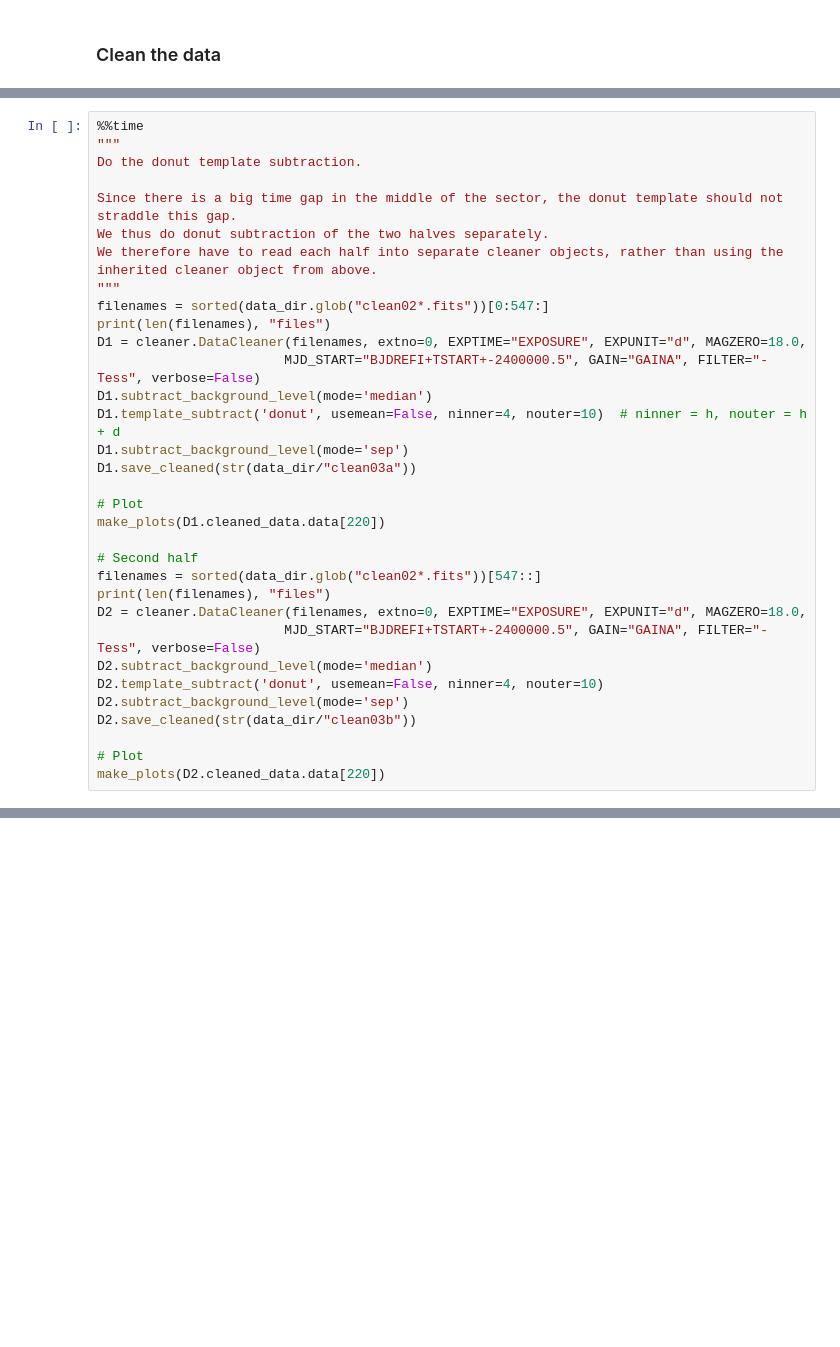
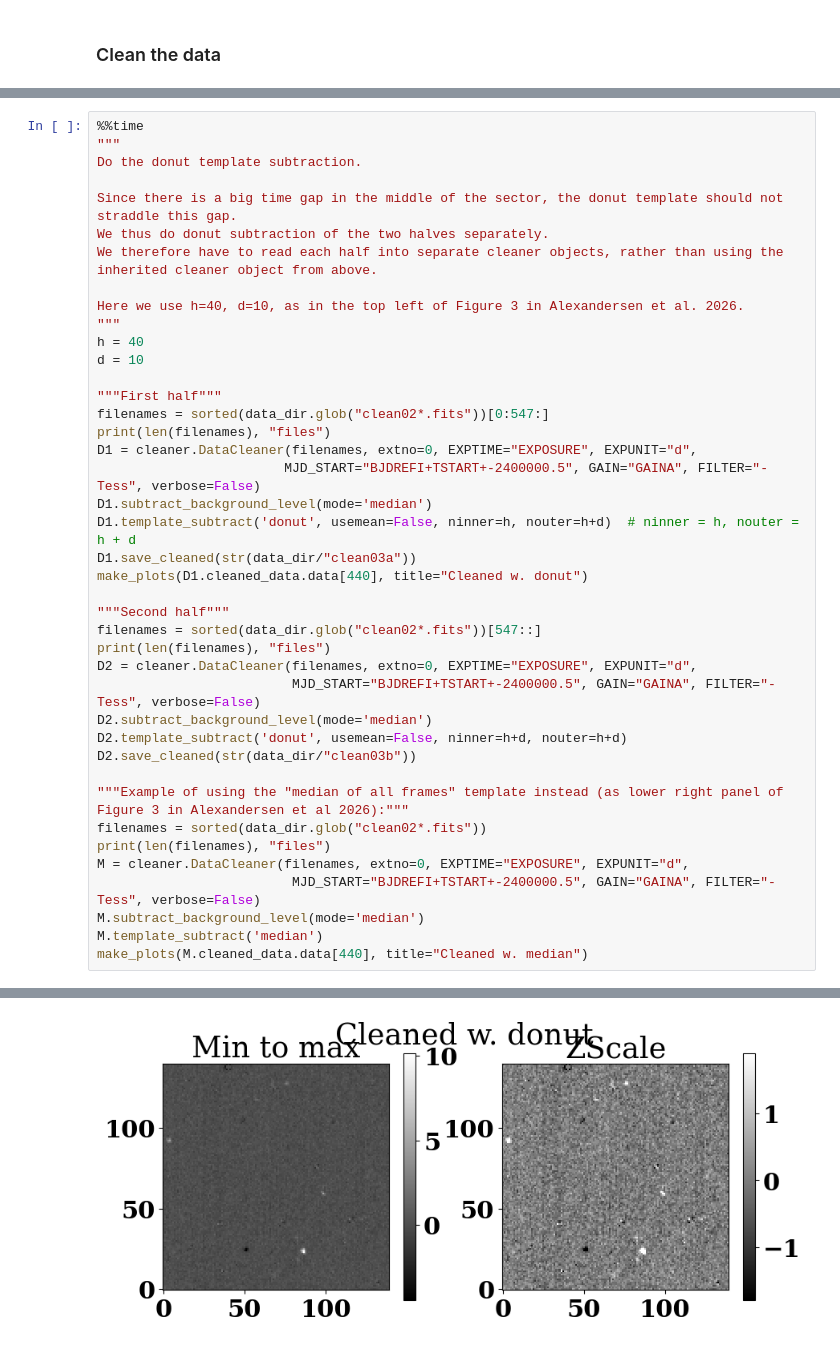
Before and after one commit to Mikea1985/cleany, a Jupyter notebook: notebooks/cleaning.ipynb, the cells around one changed output, grey strips where cells are left out. Saved outputs shown, nothing was run; the diff lists cells and outputs as text; blank space fills up the shorter version.

```diff
--- a/notebooks/cleaning.ipynb
+++ b/notebooks/cleaning.ipynb
@@ -213,28 +292,37 @@ Do the donut template subtraction.
 Since there is a big time gap in the middle of the sector, the donut template should not straddle this gap.
 We thus do donut subtraction of the two halves separately.
 We therefore have to read each half into separate cleaner objects, rather than using the inherited cleaner object from above.
+
+Here we use h=40, d=10, as in the top left of Figure 3 in Alexandersen et al. 2026.
 """
+h = 40
+d = 10
+
+"""First half"""
 filenames = sorted(data_dir.glob("clean02*.fits"))[0:547:]
 print(len(filenames), "files")
-D1 = cleaner.DataCleaner(filenames, extno=0, EXPTIME="EXPOSURE", EXPUNIT="d", MAGZERO=18.0,
+D1 = cleaner.DataCleaner(filenames, extno=0, EXPTIME="EXPOSURE", EXPUNIT="d",
                         MJD_START="BJDREFI+TSTART+-2400000.5", GAIN="GAINA", FILTER="-Tess", verbose=False)
 D1.subtract_background_level(mode='median')
-D1.template_subtract('donut', usemean=False, ninner=4, nouter=10)  # ninner = h, nouter = h + d
-D1.subtract_background_level(mode='sep')
+D1.template_subtract('donut', usemean=False, ninner=h, nouter=h+d)  # ninner = h, nouter = h + d
 D1.save_cleaned(str(data_dir/"clean03a"))
+make_plots(D1.cleaned_data.data[440], title="Cleaned w. donut")
 
-# Plot
-make_plots(D1.cleaned_data.data[220])
-
-# Second half
+"""Second half"""
 filenames = sorted(data_dir.glob("clean02*.fits"))[547::]
 print(len(filenames), "files")
-D2 = cleaner.DataCleaner(filenames, extno=0, EXPTIME="EXPOSURE", EXPUNIT="d", MAGZERO=18.0,
-                        MJD_START="BJDREFI+TSTART+-2400000.5", GAIN="GAINA", FILTER="-Tess", verbose=False)
+D2 = cleaner.DataCleaner(filenames, extno=0, EXPTIME="EXPOSURE", EXPUNIT="d",
+                         MJD_START="BJDREFI+TSTART+-2400000.5", GAIN="GAINA", FILTER="-Tess", verbose=False)
 D2.subtract_background_level(mode='median')
-D2.template_subtract('donut', usemean=False, ninner=4, nouter=10)
-D2.subtract_background_level(mode='sep')
+D2.template_subtract('donut', usemean=False, ninner=h+d, nouter=h+d)
 D2.save_cleaned(str(data_dir/"clean03b"))
 
-# Plot
-make_plots(D2.cleaned_data.data[220])
+"""Example of using the "median of all frames" template instead (as lower right panel of Figure 3 in Alexandersen et al 2026):"""
+filenames = sorted(data_dir.glob("clean02*.fits"))
+print(len(filenames), "files")
+M = cleaner.DataCleaner(filenames, extno=0, EXPTIME="EXPOSURE", EXPUNIT="d",
+                         MJD_START="BJDREFI+TSTART+-2400000.5", GAIN="GAINA", FILTER="-Tess", verbose=False)
+M.subtract_background_level(mode='median')
+M.template_subtract('median')
+make_plots(M.cleaned_data.data[440], title="Cleaned w. median")
+# %% [output]
@@ -240,0 +346 @@ make_plots(D2.cleaned_data.data[220])
+[figure, added]
```
Also changed, not shown: parts of 15 cells of this notebook, 2 other files.
